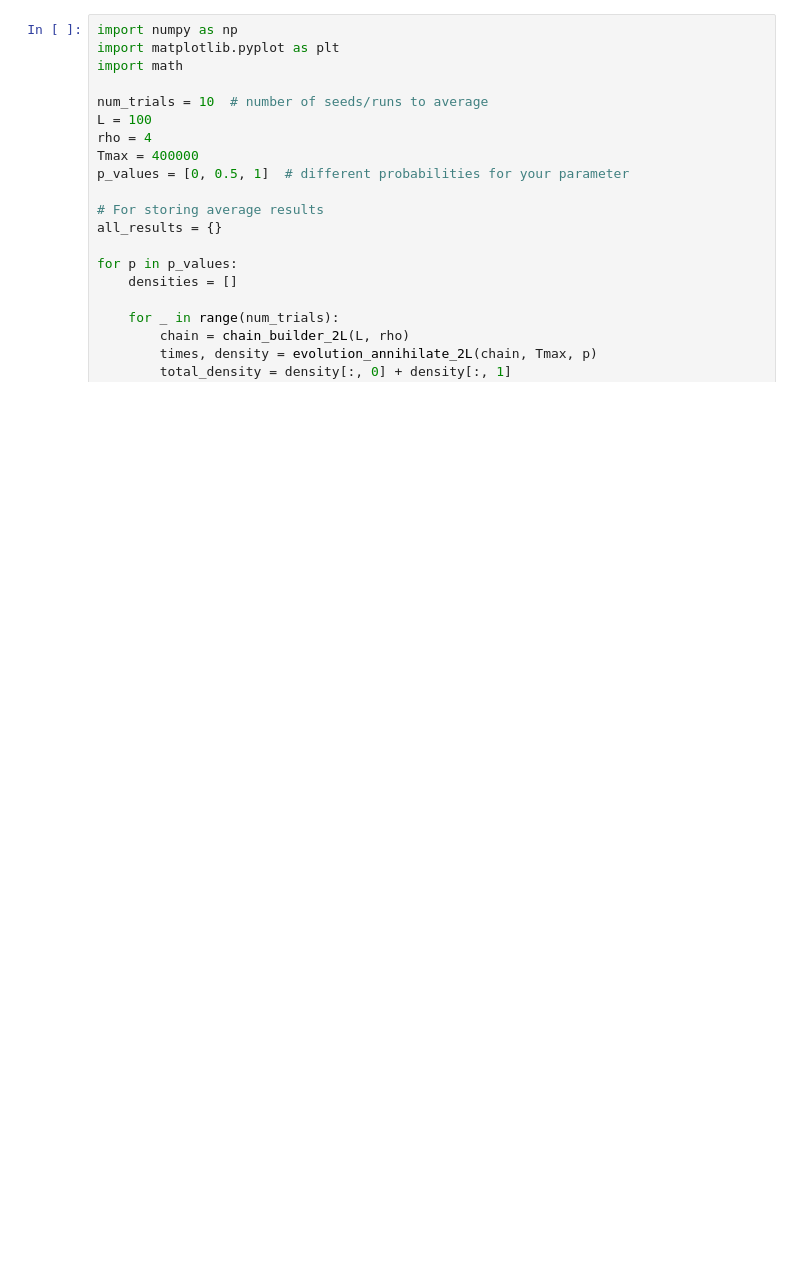
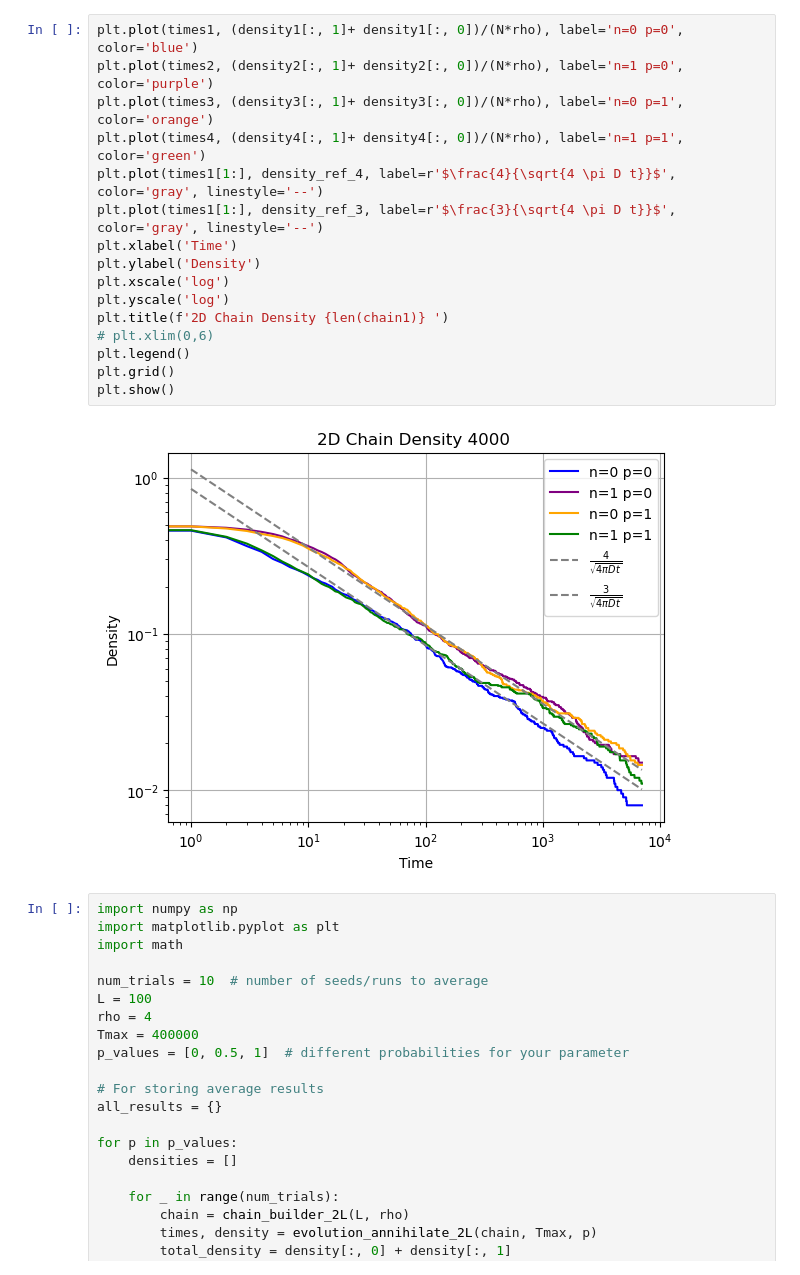
Before and after one commit to toM0dots/Majorana-Braiding, a Jupyter notebook: Two_layer.ipynb, the cells around one changed output. Cells and saved outputs as stored; diff of their text form; blank space fills up the shorter version.

```diff
--- a/Two_layer.ipynb
+++ b/Two_layer.ipynb
@@ -600,3 +602,21 @@ plt.show()
+# %%
+plt.plot(times1, (density1[:, 1]+ density1[:, 0])/(N*rho), label='n=0 p=0', color='blue')
+plt.plot(times2, (density2[:, 1]+ density2[:, 0])/(N*rho), label='n=1 p=0', color='purple')
+plt.plot(times3, (density3[:, 1]+ density3[:, 0])/(N*rho), label='n=0 p=1', color='orange')
+plt.plot(times4, (density4[:, 1]+ density4[:, 0])/(N*rho), label='n=1 p=1', color='green')
+plt.plot(times1[1:], density_ref_4, label=r'$\frac{4}{\sqrt{4 \pi D t}}$', color='gray', linestyle='--')
+plt.plot(times1[1:], density_ref_3, label=r'$\frac{3}{\sqrt{4 \pi D t}}$', color='gray', linestyle='--')
+plt.xlabel('Time')
+plt.ylabel('Density')
+plt.xscale('log')
+plt.yscale('log')
+plt.title(f'2D Chain Density {len(chain1)} ')
+# plt.xlim(0,6)
+plt.legend()
+plt.grid()
+plt.show()
+# %% [output]
+[figure, added]
 # %%
 import numpy as np
 import matplotlib.pyplot as plt
```
Also changed, not shown: parts of 2 cells of this notebook, 3 other files.
